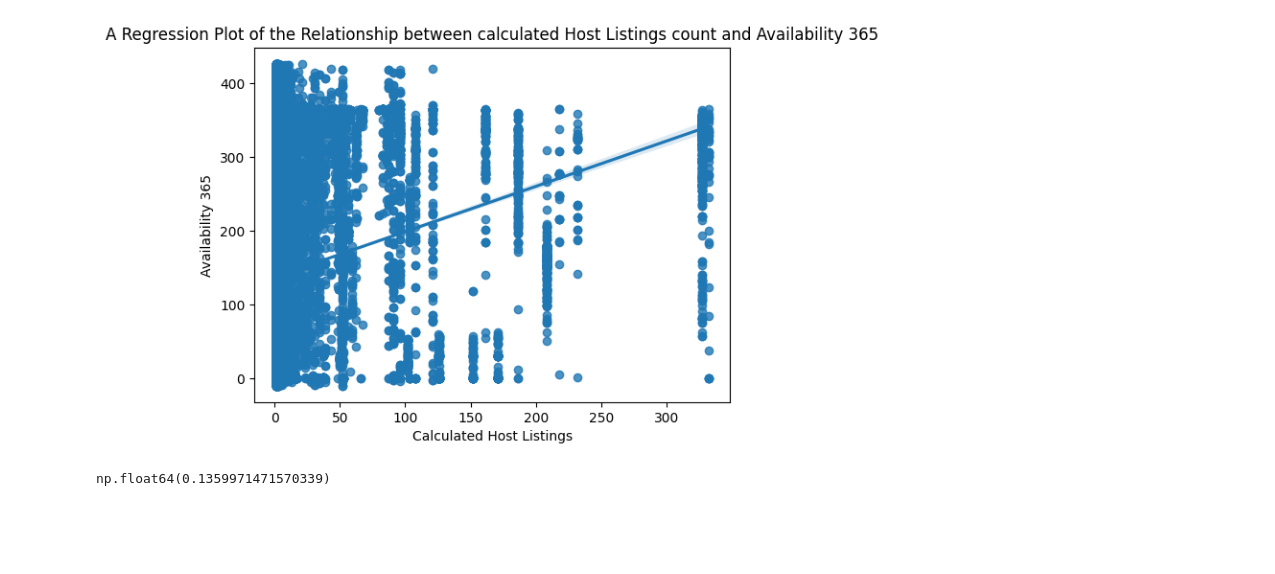
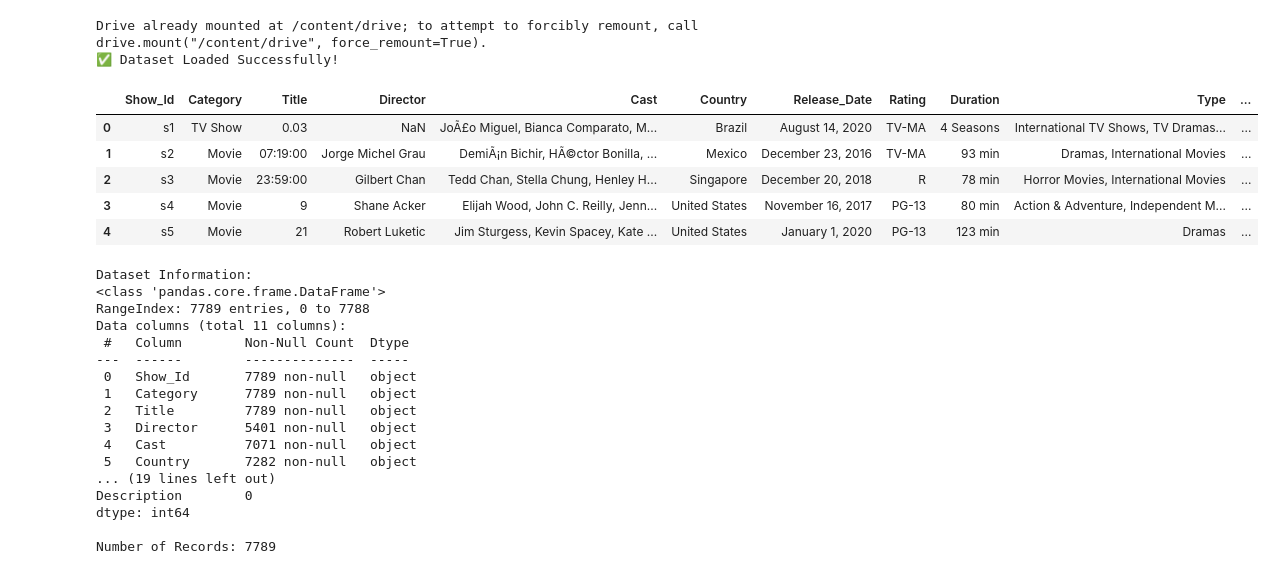
Before and after one commit to vanyakumari15/VOIS_AICTE_Oct2025_VanyaKumari, a Jupyter notebook: Vanya_Kumari.ipynb, the cells around one changed output. Drawn from its saved outputs; the diff is of its cells as text; code cells hidden in the pictures; blank space fills up the shorter version.

```diff
--- a/Vanya_Kumari.ipynb
+++ b/Vanya_Kumari.ipynb
@@ -285,12 +11,49 @@ plt.title('Average Review Rate for each Room/Property Type in each Neighbourhood
-# %%
-#Are hosts with a higher calculated host listings count more likely to maintain higher availability throughout the year?
-sns.regplot(df, x='calculated host listings count', y='availability 365');
-plt.xlabel('Calculated Host Listings');
-plt.ylabel('Availability 365');
-plt.title('A Regression Plot of the Relationship between calculated Host Listings count and Availability 365');
-# %% [output]
-[figure, removed]
-# %%
-df['calculated host listings count'].corr(df['availability 365'])
-# %% [output]
-np.float64(0.1359971471570339)
+# %%
+from google.colab import drive
+drive.mount('/content/drive')
+
+# Example path: change this to your dataset path
+# Make sure this path exactly matches the location of your file in Google Drive
+file_path = '/content/drive/MyDrive/Netflix Dataset.xlsx'
+
+# Load data
+df = pd.read_excel(file_path)
+
+# Show first few rows
+print("✅ Dataset Loaded Successfully!")
+display(df.head())
+# %% [output]
+Drive already mounted at /content/drive; to attempt to forcibly remount, call drive.mount("/content/drive", force_remount=True).
+✅ Dataset Loaded Successfully!
+|  | Show_Id | Category | Title | Director | Cast | Country | Release_Date | Rating | Duration | Type | ... |
+| 0 | s1 | TV Show | 0.03 | NaN | JoÃ£o Miguel, Bianca Comparato, M... | Brazil | August 14, 2020 | TV-MA | 4 Seasons | International TV Shows, TV Dramas... | ... |
+| 1 | s2 | Movie | 07:19:00 | Jorge Michel Grau | DemiÃ¡n Bichir, HÃ©ctor Bonilla, ... | Mexico | December 23, 2016 | TV-MA | 93 min | Dramas, International Movies | ... |
+| 2 | s3 | Movie | 23:59:00 | Gilbert Chan | Tedd Chan, Stella Chung, Henley H... | Singapore | December 20, 2018 | R | 78 min | Horror Movies, International Movies | ... |
+| 3 | s4 | Movie | 9 | Shane Acker | Elijah Wood, John C. Reilly, Jenn... | United States | November 16, 2017 | PG-13 | 80 min | Action & Adventure, Independent M... | ... |
+| 4 | s5 | Movie | 21 | Robert Luketic | Jim Sturgess, Kevin Spacey, Kate ... | United States | January 1, 2020 | PG-13 | 123 min | Dramas | ... |
+# %%
+print("\nDataset Information:")
+df.info()
+
+print("\nMissing Values per Column:")
+print(df.isnull().sum())
+
+print("\nNumber of Records:", len(df))
+# %% [output]
+Dataset Information:
+<class 'pandas.core.frame.DataFrame'>
+RangeIndex: 7789 entries, 0 to 7788
+Data columns (total 11 columns):
+ #   Column        Non-Null Count  Dtype
+---  ------        --------------  -----
+ 0   Show_Id       7789 non-null   object
+ 1   Category      7789 non-null   object
+ 2   Title         7789 non-null   object
+ 3   Director      5401 non-null   object
+ 4   Cast          7071 non-null   object
+ 5   Country       7282 non-null   object
+... (19 lines left out)
+Description        0
+dtype: int64
+
+Number of Records: 7789
```
Also changed, not shown: parts of 30 cells of this notebook.
